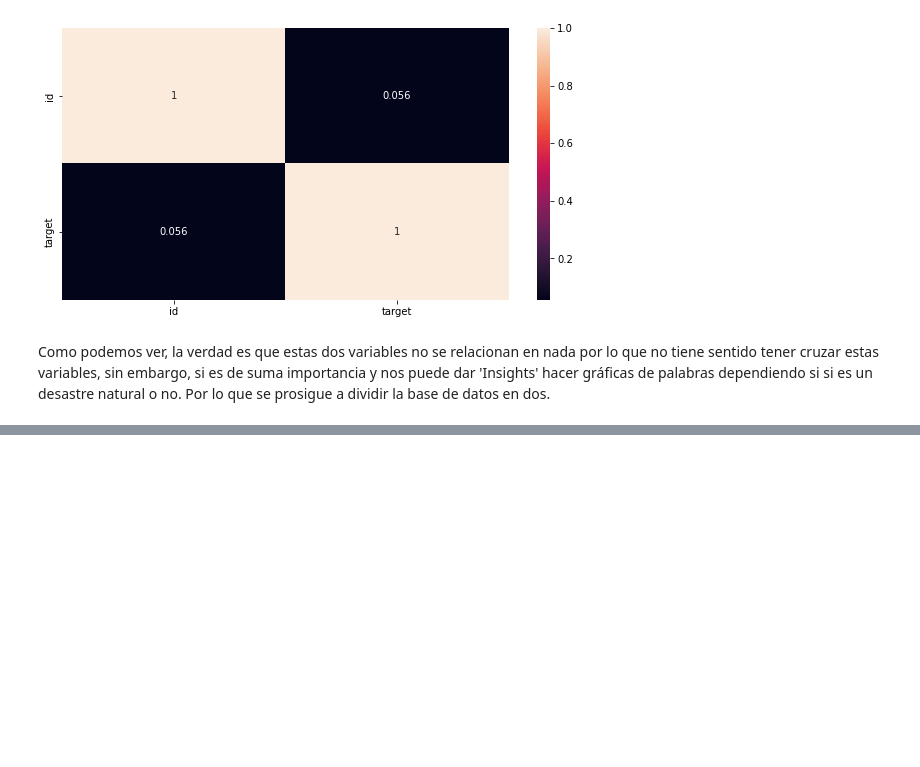
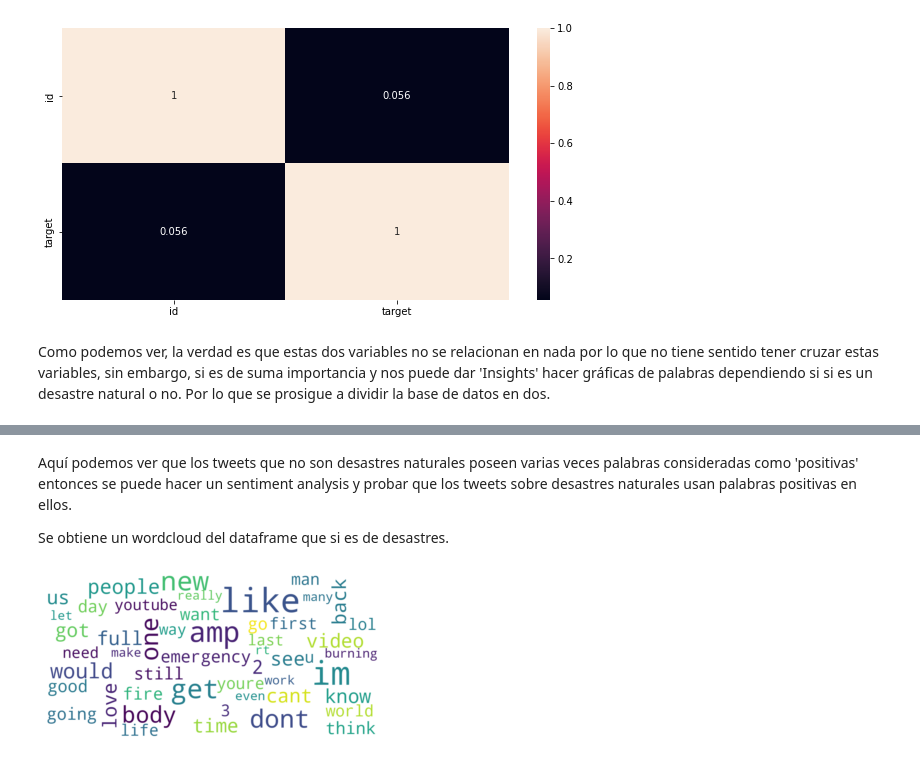
Before and after one commit to marisaaaai/Proyecto2DS, a Jupyter notebook: Proyecto2.ipynb, the cells around one changed output, grey strips where cells are left out. Drawn from its saved outputs; the diff is of its cells as text; code cells hidden in the pictures; blank space fills up the shorter version.

```diff
--- a/Proyecto2.ipynb
+++ b/Proyecto2.ipynb
@@ -301,0 +349,27 @@ siDesastre.head(5)
+# %% [markdown]
+Aquí podemos ver que los tweets que no son desastres naturales poseen varias veces palabras consideradas como 'positivas' entonces se puede hacer un sentiment analysis y probar que los tweets sobre desastres naturales usan palabras positivas en ellos.
+
+Se obtiene un wordcloud del dataframe que si es de desastres.
+# %%
+ntc = {} #dic con counters
+
+for review in siDesastre['text']:
+    text = review.split(' ')
+    for word in text:
+        counter = tc.get(word)
+        if counter:
+            ntc[word] = counter + 1
+        else:
+            ntc[word] = 1
+
+# create the WordCloud object
+wordcloud = WordCloud(background_color="white",max_words=50,max_font_size=40,scale=3,random_state=1)
+
+# generate the word cloud
+wordcloud.generate_from_frequencies(ntc)
+
+plt.imshow(wordcloud, interpolation='bilinear')
+plt.axis('off')
+plt.show()
+# %% [output]
+[figure, added]
```
Also changed, not shown: parts of 14 cells of this notebook.
